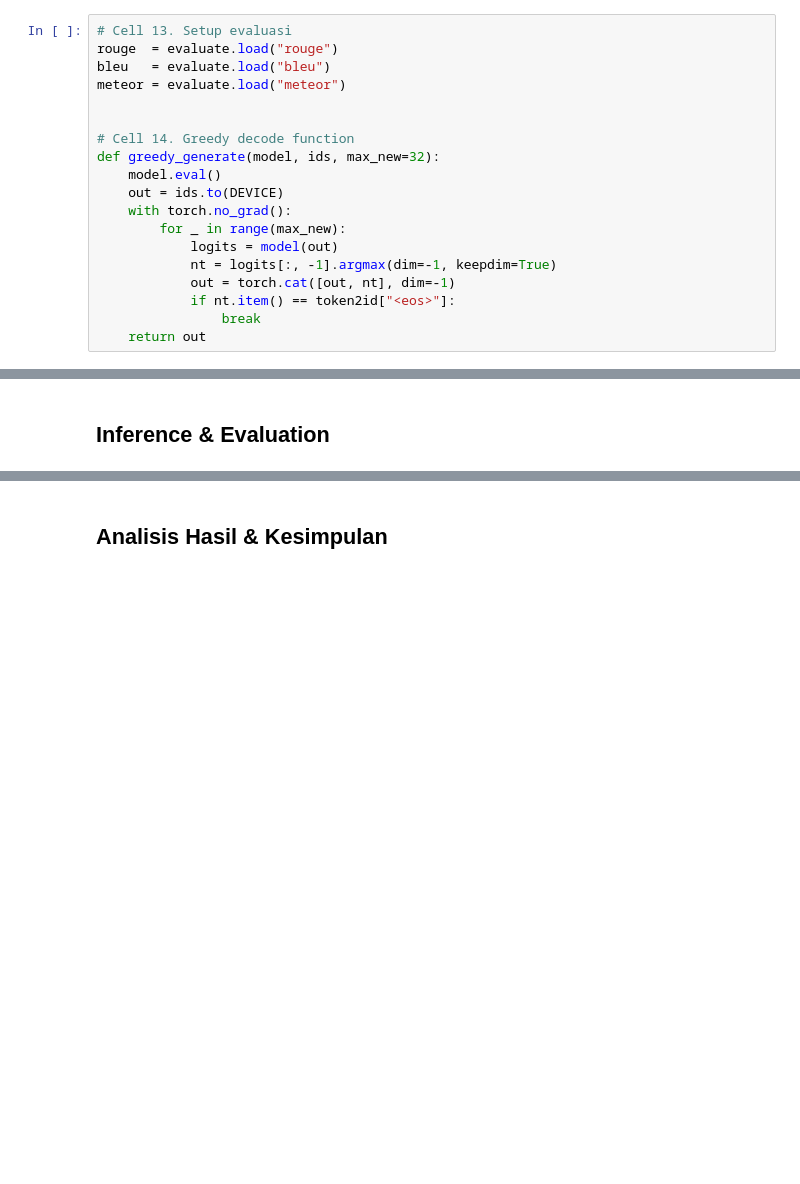
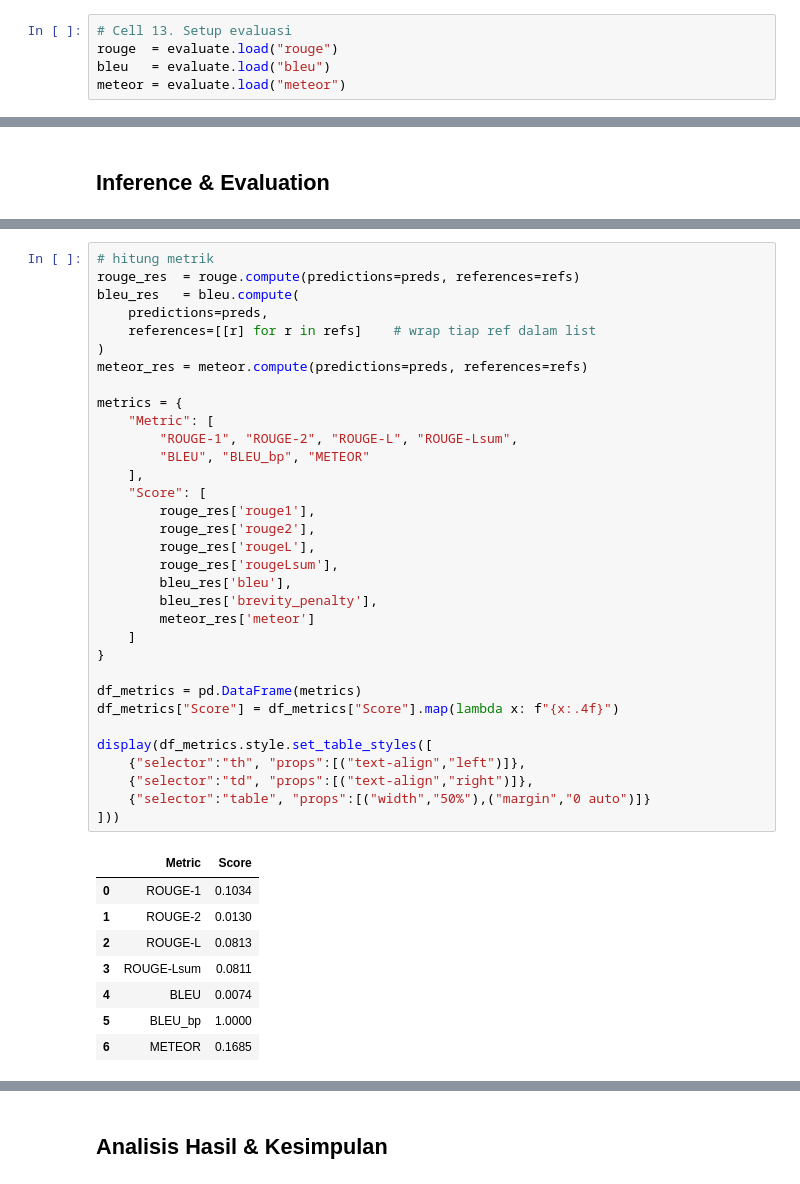
Before and after one commit to xmriz/Tugas-IF5250-Mini-Transformer, a Jupyter notebook: notebook.ipynb, the cells around one changed output, grey strips where cells are left out. Saved outputs shown, nothing was run; the diff lists cells and outputs as text; blank space fills up the shorter version.

```diff
--- a/notebook.ipynb
+++ b/notebook.ipynb
@@ -251,18 +280,4 @@ class DecoderOnlyTransformer(nn.Module):
 rouge  = evaluate.load("rouge")
 bleu   = evaluate.load("bleu")
 meteor = evaluate.load("meteor")
-
-
-# Cell 14. Greedy decode function
-def greedy_generate(model, ids, max_new=32):
-    model.eval()
-    out = ids.to(DEVICE)
-    with torch.no_grad():
-        for _ in range(max_new):
-            logits = model(out)
-            nt = logits[:, -1].argmax(dim=-1, keepdim=True)
-            out = torch.cat([out, nt], dim=-1)
-            if nt.item() == token2id["<eos>"]:
-                break
-    return out
 # %% [output]
@@ -387,0 +397,42 @@ for i in range(5):
+# %%
+# hitung metrik
+rouge_res  = rouge.compute(predictions=preds, references=refs)
+bleu_res   = bleu.compute(
+    predictions=preds,
+    references=[[r] for r in refs]    # wrap tiap ref dalam list
+)
+meteor_res = meteor.compute(predictions=preds, references=refs)
+
+metrics = {
+    "Metric": [
+        "ROUGE-1", "ROUGE-2", "ROUGE-L", "ROUGE-Lsum",
+        "BLEU", "BLEU_bp", "METEOR"
+    ],
+    "Score": [
+        rouge_res['rouge1'],
+        rouge_res['rouge2'],
+        rouge_res['rougeL'],
+        rouge_res['rougeLsum'],
+        bleu_res['bleu'],
+        bleu_res['brevity_penalty'],
+        meteor_res['meteor']
+    ]
+}
+
+df_metrics = pd.DataFrame(metrics)
+df_metrics["Score"] = df_metrics["Score"].map(lambda x: f"{x:.4f}")
+
+display(df_metrics.style.set_table_styles([
+    {"selector":"th", "props":[("text-align","left")]},
+    {"selector":"td", "props":[("text-align","right")]},
+    {"selector":"table", "props":[("width","50%"),("margin","0 auto")]}
+]))
+# %% [output]
+|  | Metric | Score |
+| 0 | ROUGE-1 | 0.1034 |
+| 1 | ROUGE-2 | 0.0130 |
+| 2 | ROUGE-L | 0.0813 |
+| 3 | ROUGE-Lsum | 0.0811 |
+| 4 | BLEU | 0.0074 |
+| 5 | BLEU_bp | 1.0000 |
+| 6 | METEOR | 0.1685 |
```
Also changed, not shown: parts of 14 cells of this notebook, 1 other file.
